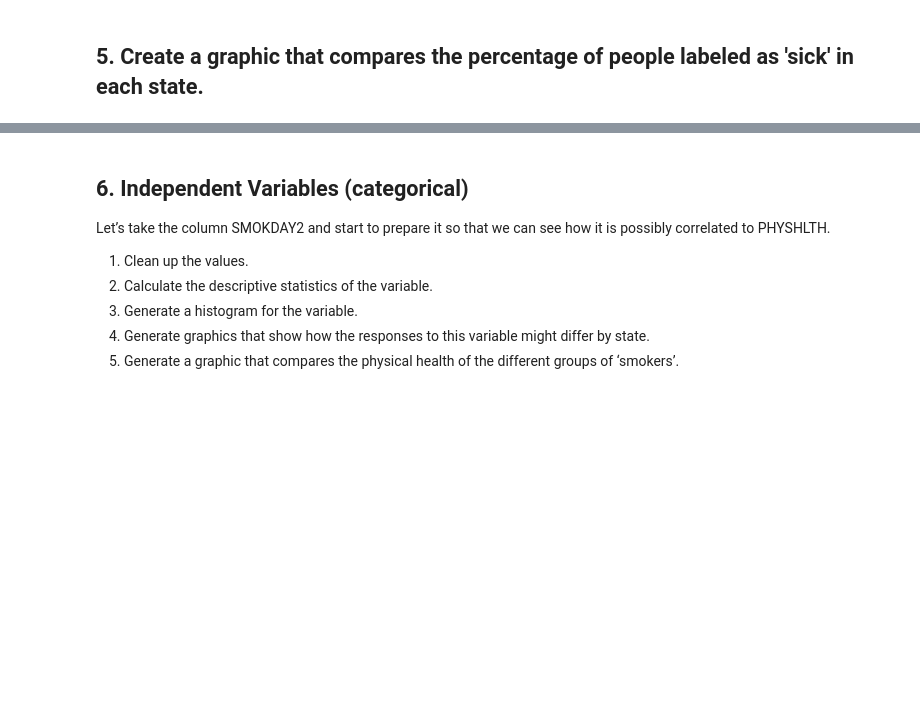
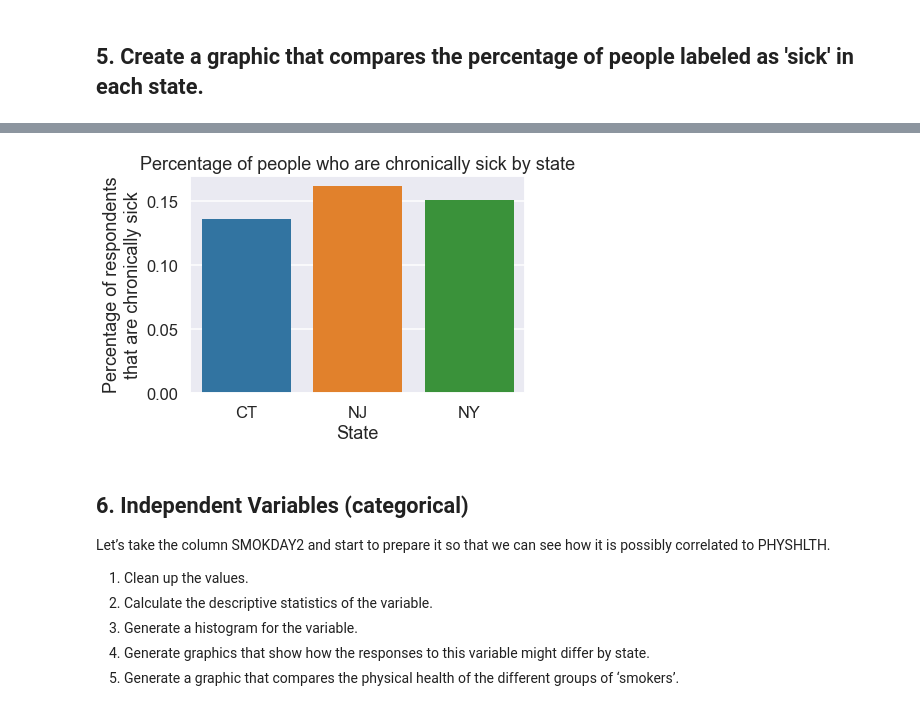
Before and after one commit to rcharan/nyc-ds-100719-lectures, a Jupyter notebook: week-2/case_study/Data_Exploration_Applied.ipynb, the cells around one changed output, grey strips where cells are left out. Saved outputs shown, nothing was run; the diff lists cells and outputs as text; code cells hidden in the pictures; blank space fills up the shorter version.

```diff
--- a/week-2/case_study/Data_Exploration_Applied.ipynb
+++ b/week-2/case_study/Data_Exploration_Applied.ipynb
@@ -170,3 +130,14 @@ freq_table.drop(False, axis = 'columns').plot(kind = 'bar', title = 'Percentage
+# %%
+%%capture
+fig, ax = plt.subplots()
+sns.barplot(freq_table.index, freq_table[True], ax = ax)
+ax.set(title = 'Percentage of people who are chronically sick by state'
+      ,xlabel = 'State'
+      ,ylabel = 'Percentage of respondents\nthat are chronically sick');
+# %%
+fig
+# %% [output]
+[figure, added]
 # %% [markdown]
 ## 6. Independent Variables (categorical)
 Let’s take the column SMOKDAY2 and start to prepare it so that we can see how it is possibly correlated to PHYSHLTH.
```
Also changed, not shown: parts of 69 cells of this notebook.
